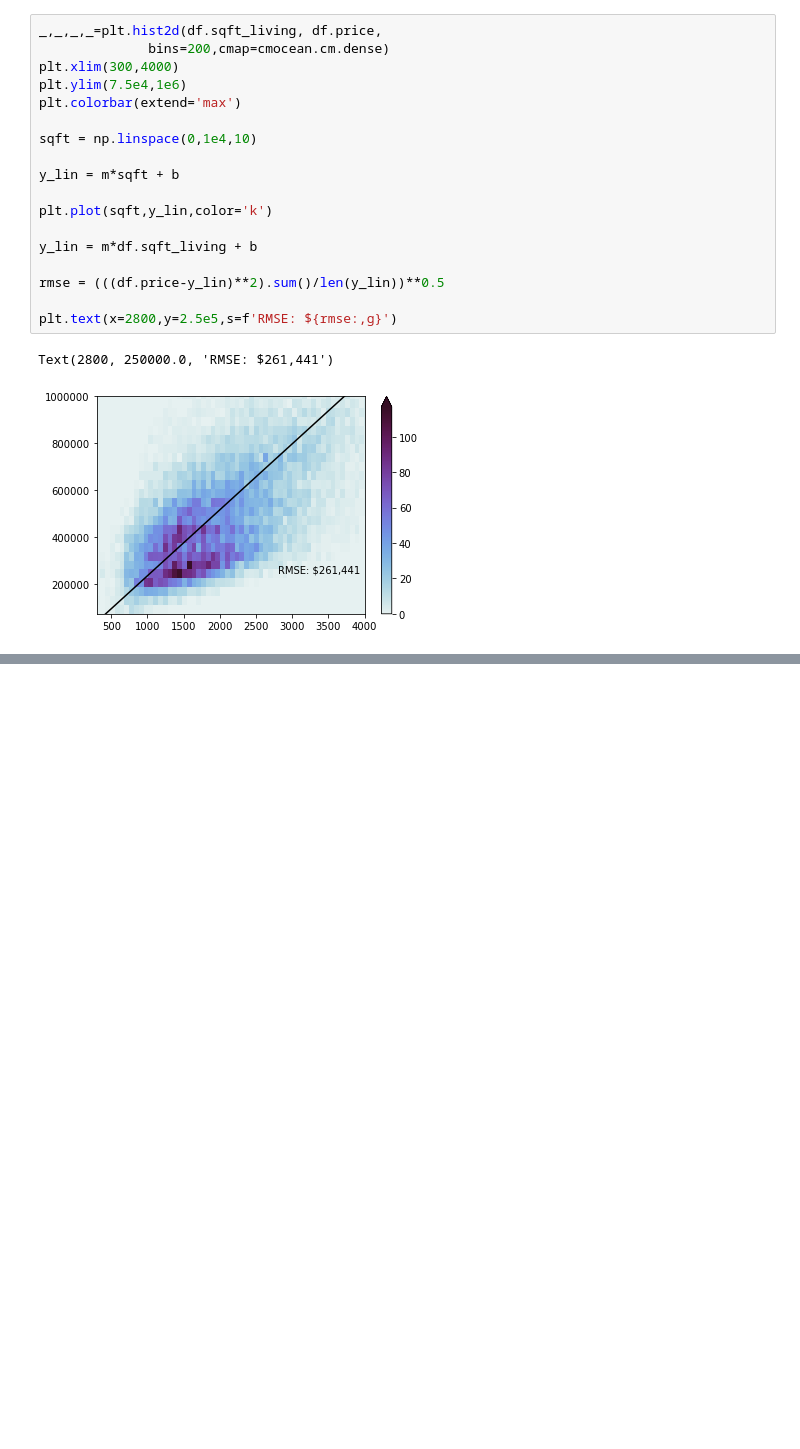
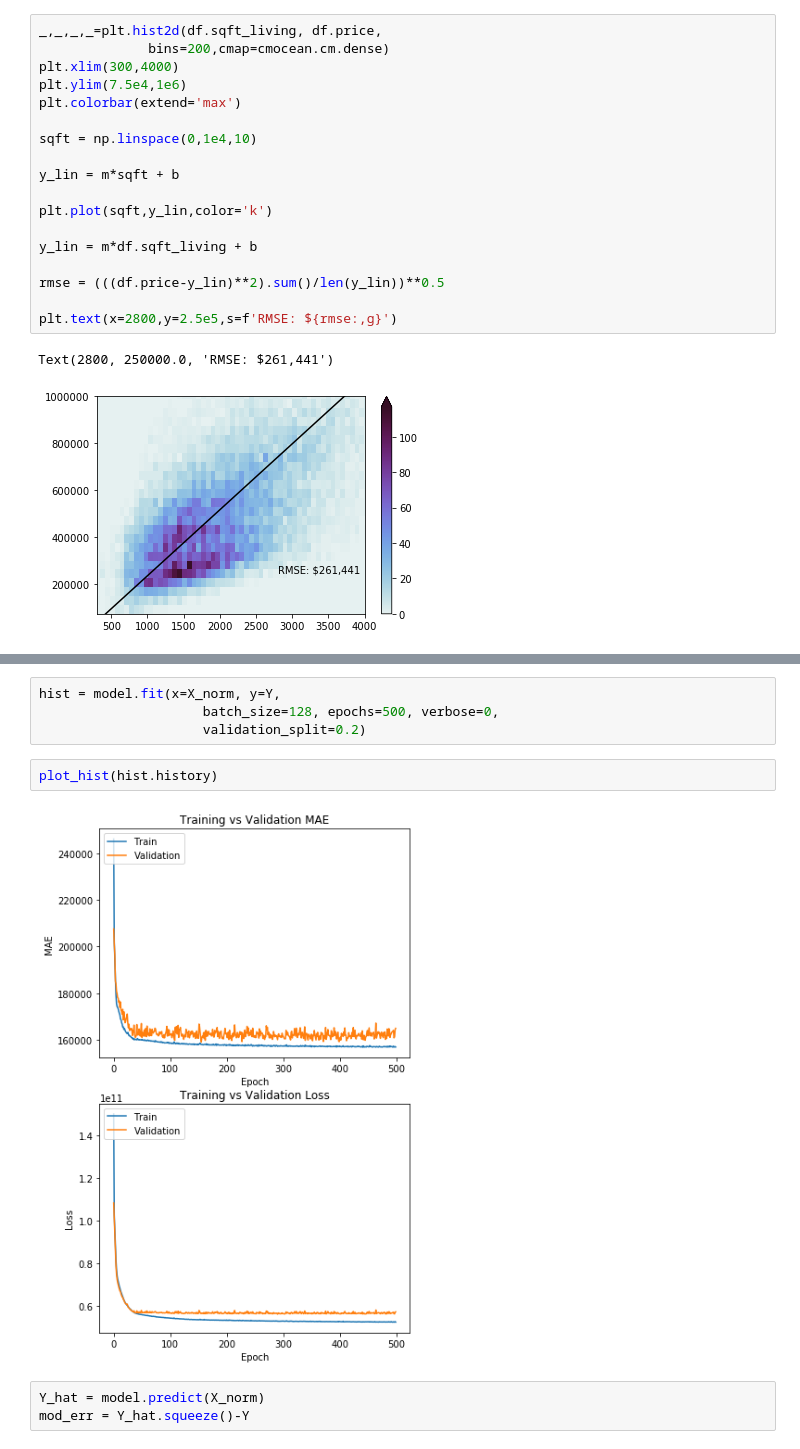
Before and after one commit to sridge/ml-practice, a Jupyter notebook: HousingPrices.ipynb, the cells around one changed output, grey strips where cells are left out. Cells and saved outputs as stored; diff of their text form; blank space fills up the shorter version.

```diff
--- a/HousingPrices.ipynb
+++ b/HousingPrices.ipynb
@@ -63,0 +157,11 @@ Text(2800, 250000.0, 'RMSE: $261,441')
+# %%
+hist = model.fit(x=X_norm, y=Y,
+                     batch_size=128, epochs=500, verbose=0,
+                     validation_split=0.2)
+# %%
+plot_hist(hist.history)
+# %% [output]
+[figure, added]
+# %%
+Y_hat = model.predict(X_norm)
+mod_err = Y_hat.squeeze()-Y
```
Also changed, not shown: parts of 26 cells of this notebook.
